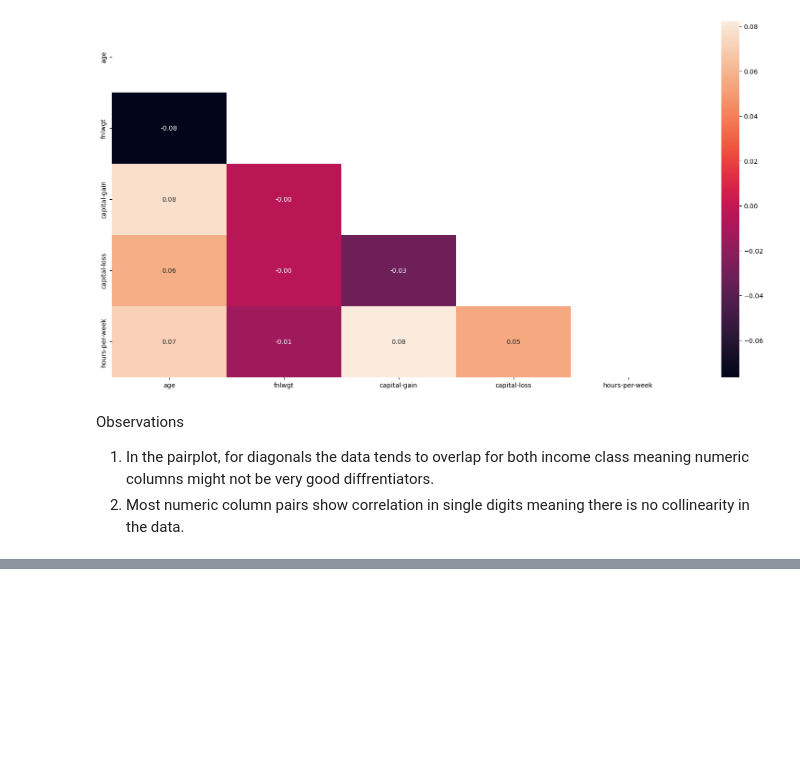
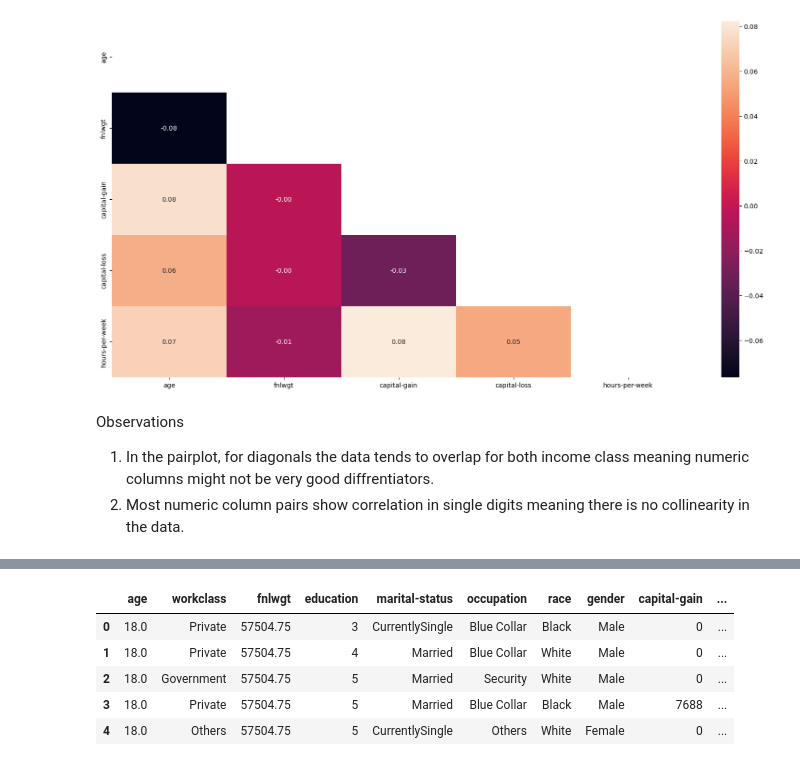
Before and after one commit to keithmmc/dataprojects, a Jupyter notebook: income.ipynb, the cells around one changed output, grey strips where cells are left out. Cells and saved outputs as stored; diff of their text form; code cells hidden in the pictures; blank space fills up the shorter version.

```diff
--- a/income.ipynb
+++ b/income.ipynb
@@ -344,0 +369,11 @@ Observations
+# %%
+adult_data_v3 = adult_data_v2.copy()
+# %%
+adult_data_v3['workclass'] = np.where(adult_data_v3['workclass'] == 'Local-gov', 'Government', adult_data_v3['workclass'])
+adult_data_v3['workclass'] = np.where(adult_data_v3['workclass'] == 'Federal-gov', 'Government', adult_data_v3['workclass'])
+adult_data_v3['workclass'] = np.where(adult_data_v3['workclass'] == 'State-gov', 'Government', adult_data_v3['workclass'])
+adult_data_v3['workclass'] = np.where(adult_data_v3['workclass'] == 'Self-emp-not-inc', 'Self-emp', adult_data_v3['workclass'])
+adult_data_v3['workclass'] = np.where(adult_data_v3['workclass'] == 'Self-emp-inc', 'Self-emp', adult_data_v3['workclass'])
+adult_data_v3['workclass'] = np.where(adult_data_v3['workclass'] == 'Unknown', 'Others', adult_data_v3['workclass'])
+adult_data_v3['workclass'] = np.where(adult_data_v3['workclass'] == 'Without-pay', 'Others', adult_data_v3['workclass'])
+adult_data_v3['workclass'] = np.where(adult_data_v3['workclass'] == 'Never-worked', 'Others', adult_data_v3['workclass'])
@@ -344,0 +397,38 @@ Observations
+# %%
+adult_data_v3['marital-status'] = np.where(adult_data_v3['marital-status'] == 'Never-married', 'CurrentlySingle', adult_data_v3['marital-status'])
+adult_data_v3['marital-status'] = np.where(adult_data_v3['marital-status'] == 'Widowed', 'CurrentlySingle', adult_data_v3['marital-status'])
+adult_data_v3['marital-status'] = np.where(adult_data_v3['marital-status'] == 'Divorced', 'CurrentlySingle', adult_data_v3['marital-status'])
+adult_data_v3['marital-status'] = np.where(adult_data_v3['marital-status'] == 'Separated', 'CurrentlySingle', adult_data_v3['marital-status'])
+
+adult_data_v3['marital-status'] = np.where(adult_data_v3['marital-status'] == 'Married-civ-spouse', 'Married', adult_data_v3['marital-status'])
+adult_data_v3['marital-status'] = np.where(adult_data_v3['marital-status'] == 'Married-spouse-absent', 'Married', adult_data_v3['marital-status'])
+adult_data_v3['marital-status'] = np.where(adult_data_v3['marital-status'] == 'Married-AF-spouse', 'Married', adult_data_v3['marital-status'])
+# %%
+adult_data_v3['occupation'] = np.where(adult_data_v3['occupation'] == 'Machine-op-inspct', 'Blue Collar', adult_data_v3['occupation'])
+adult_data_v3['occupation'] = np.where(adult_data_v3['occupation'] == 'Farming-fishing', 'Blue Collar', adult_data_v3['occupation'])
+adult_data_v3['occupation'] = np.where(adult_data_v3['occupation'] == 'Craft-repair', 'Blue Collar', adult_data_v3['occupation'])
+adult_data_v3['occupation'] = np.where(adult_data_v3['occupation'] == 'Transport-moving', 'Blue Collar', adult_data_v3['occupation'])
+adult_data_v3['occupation'] = np.where(adult_data_v3['occupation'] == 'Handlers-cleaners', 'Blue Collar', adult_data_v3['occupation'])
+
+adult_data_v3['occupation'] = np.where(adult_data_v3['occupation'] == 'Protective-serv', 'Security', adult_data_v3['occupation'])
+adult_data_v3['occupation'] = np.where(adult_data_v3['occupation'] == 'Armed-Forces', 'Security', adult_data_v3['occupation'])
+
+adult_data_v3['occupation'] = np.where(adult_data_v3['occupation'] == 'Prof-specialty', 'Services', adult_data_v3['occupation'])
+adult_data_v3['occupation'] = np.where(adult_data_v3['occupation'] == 'Tech-support', 'Services', adult_data_v3['occupation'])
+adult_data_v3['occupation'] = np.where(adult_data_v3['occupation'] == 'Sales', 'Services', adult_data_v3['occupation'])
+adult_data_v3['occupation'] = np.where(adult_data_v3['occupation'] == 'Priv-house-serv', 'Services', adult_data_v3['occupation'])
+
+adult_data_v3['occupation'] = np.where(adult_data_v3['occupation'] == 'Adm-clerical', 'White Collar', adult_data_v3['occupation'])
+adult_data_v3['occupation'] = np.where(adult_data_v3['occupation'] == 'Exec-managerial', 'White Collar', adult_data_v3['occupation'])
+
+adult_data_v3['occupation'] = np.where(adult_data_v3['occupation'] == 'Unknown', 'Others', adult_data_v3['occupation'])
+adult_data_v3['occupation'] = np.where(adult_data_v3['occupation'] == 'Other-service', 'Others', adult_data_v3['occupation'])
+# %%
+adult_data_v3.head()
+# %% [output]
+|  | age | workclass | fnlwgt | education | marital-status | occupation | race | gender | capital-gain | ... |
+| 0 | 18.0 | Private | 57504.75 | 3 | CurrentlySingle | Blue Collar | Black | Male | 0 | ... |
+| 1 | 18.0 | Private | 57504.75 | 4 | Married | Blue Collar | White | Male | 0 | ... |
+| 2 | 18.0 | Government | 57504.75 | 5 | Married | Security | White | Male | 0 | ... |
+| 3 | 18.0 | Private | 57504.75 | 5 | Married | Blue Collar | Black | Male | 7688 | ... |
+| 4 | 18.0 | Others | 57504.75 | 5 | CurrentlySingle | Others | White | Female | 0 | ... |
```
Also changed, not shown: parts of 28 cells of this notebook.
